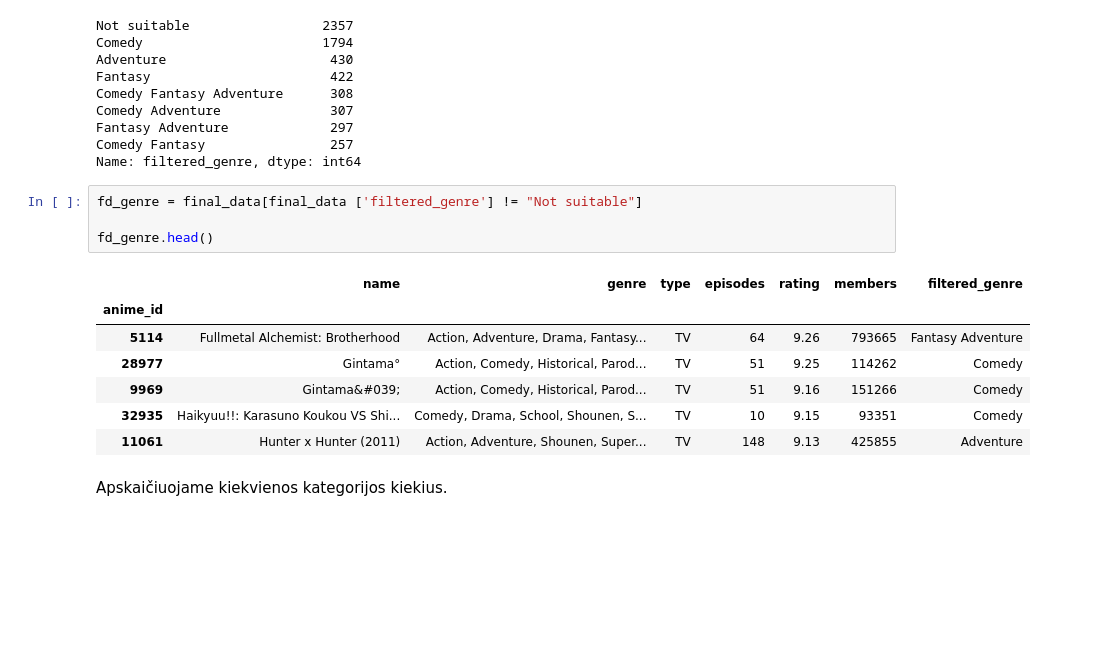
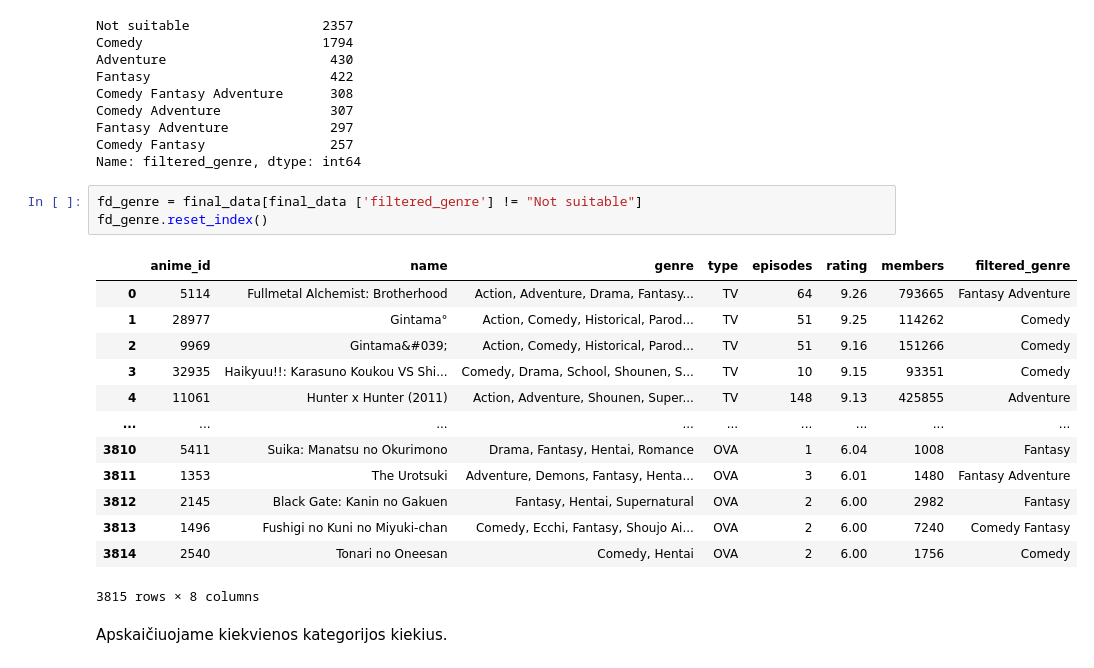
Before and after one commit to ErnestaTum/-Python_mokymai, a Jupyter notebook: baigiamasis_darbas.ipynb, the cells around one changed output. Saved outputs shown, nothing was run; the diff lists cells and outputs as text; blank space fills up the shorter version.

```diff
--- a/baigiamasis_darbas.ipynb
+++ b/baigiamasis_darbas.ipynb
@@ -300,16 +307,21 @@ Comedy Fantasy                257
 Name: filtered_genre, dtype: int64
 # %%
 fd_genre = final_data[final_data ['filtered_genre'] != "Not suitable"]
-
-fd_genre.head()
+fd_genre.reset_index()
 # %% [output]
-|  | name | genre | type | episodes | rating | members | filtered_genre |
-| anime_id |  |  |  |  |  |  |  |
-| 5114 | Fullmetal Alchemist: Brotherhood | Action, Adventure, Drama, Fantasy... | TV | 64 | 9.26 | 793665 | Fantasy Adventure |
-| 28977 | Gintama° | Action, Comedy, Historical, Parod... | TV | 51 | 9.25 | 114262 | Comedy |
-| 9969 | Gintama&#039; | Action, Comedy, Historical, Parod... | TV | 51 | 9.16 | 151266 | Comedy |
-| 32935 | Haikyuu!!: Karasuno Koukou VS Shi... | Comedy, Drama, School, Shounen, S... | TV | 10 | 9.15 | 93351 | Comedy |
-| 11061 | Hunter x Hunter (2011) | Action, Adventure, Shounen, Super... | TV | 148 | 9.13 | 425855 | Adventure |
+|  | anime_id | name | genre | type | episodes | rating | members | filtered_genre |
+| 0 | 5114 | Fullmetal Alchemist: Brotherhood | Action, Adventure, Drama, Fantasy... | TV | 64 | 9.26 | 793665 | Fantasy Adventure |
+| 1 | 28977 | Gintama° | Action, Comedy, Historical, Parod... | TV | 51 | 9.25 | 114262 | Comedy |
+| 2 | 9969 | Gintama&#039; | Action, Comedy, Historical, Parod... | TV | 51 | 9.16 | 151266 | Comedy |
+| 3 | 32935 | Haikyuu!!: Karasuno Koukou VS Shi... | Comedy, Drama, School, Shounen, S... | TV | 10 | 9.15 | 93351 | Comedy |
+| 4 | 11061 | Hunter x Hunter (2011) | Action, Adventure, Shounen, Super... | TV | 148 | 9.13 | 425855 | Adventure |
+| ... | ... | ... | ... | ... | ... | ... | ... | ... |
+| 3810 | 5411 | Suika: Manatsu no Okurimono | Drama, Fantasy, Hentai, Romance | OVA | 1 | 6.04 | 1008 | Fantasy |
+| 3811 | 1353 | The Urotsuki | Adventure, Demons, Fantasy, Henta... | OVA | 3 | 6.01 | 1480 | Fantasy Adventure |
+| 3812 | 2145 | Black Gate: Kanin no Gakuen | Fantasy, Hentai, Supernatural | OVA | 2 | 6.00 | 2982 | Fantasy |
+| 3813 | 1496 | Fushigi no Kuni no Miyuki-chan | Comedy, Ecchi, Fantasy, Shoujo Ai... | OVA | 2 | 6.00 | 7240 | Comedy Fantasy |
+| 3814 | 2540 | Tonari no Oneesan | Comedy, Hentai | OVA | 2 | 6.00 | 1756 | Comedy |
+3815 rows × 8 columns
 # %% [markdown]
 Apskaičiuojame kiekvienos kategorijos kiekius.
 # %%
```
Also changed, not shown: parts of 16 cells of this notebook.
